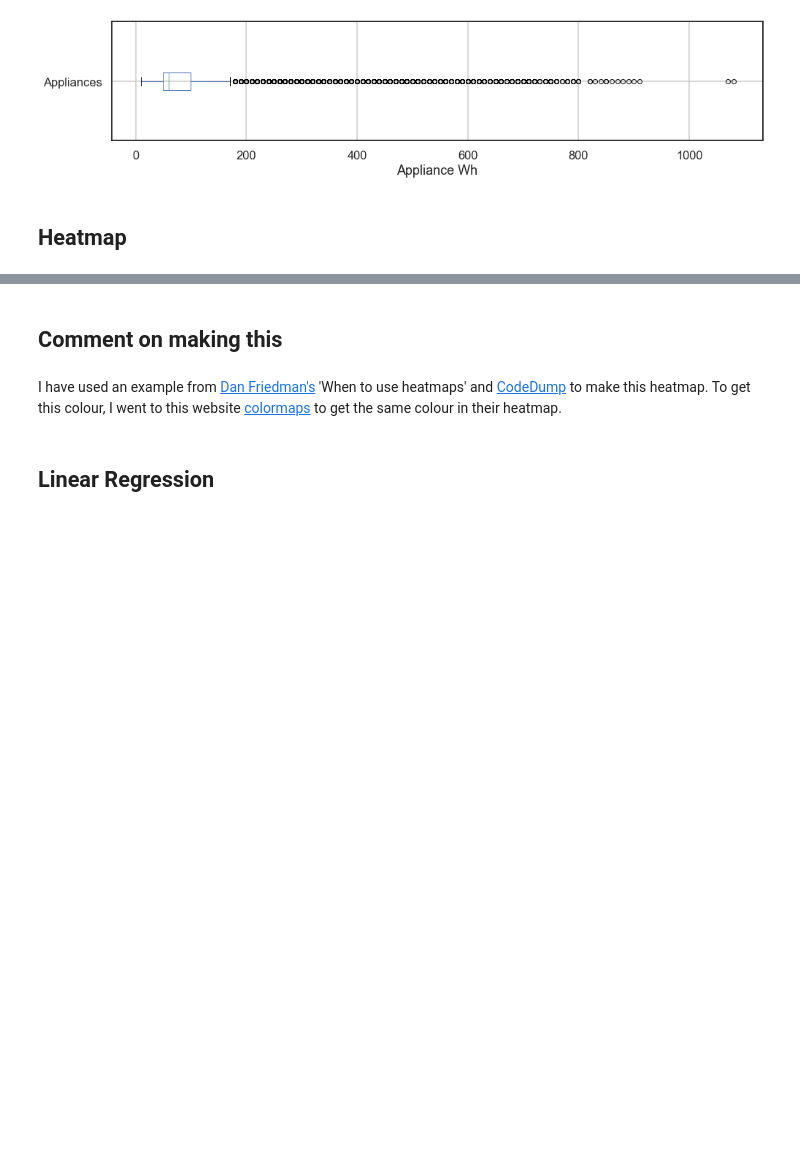
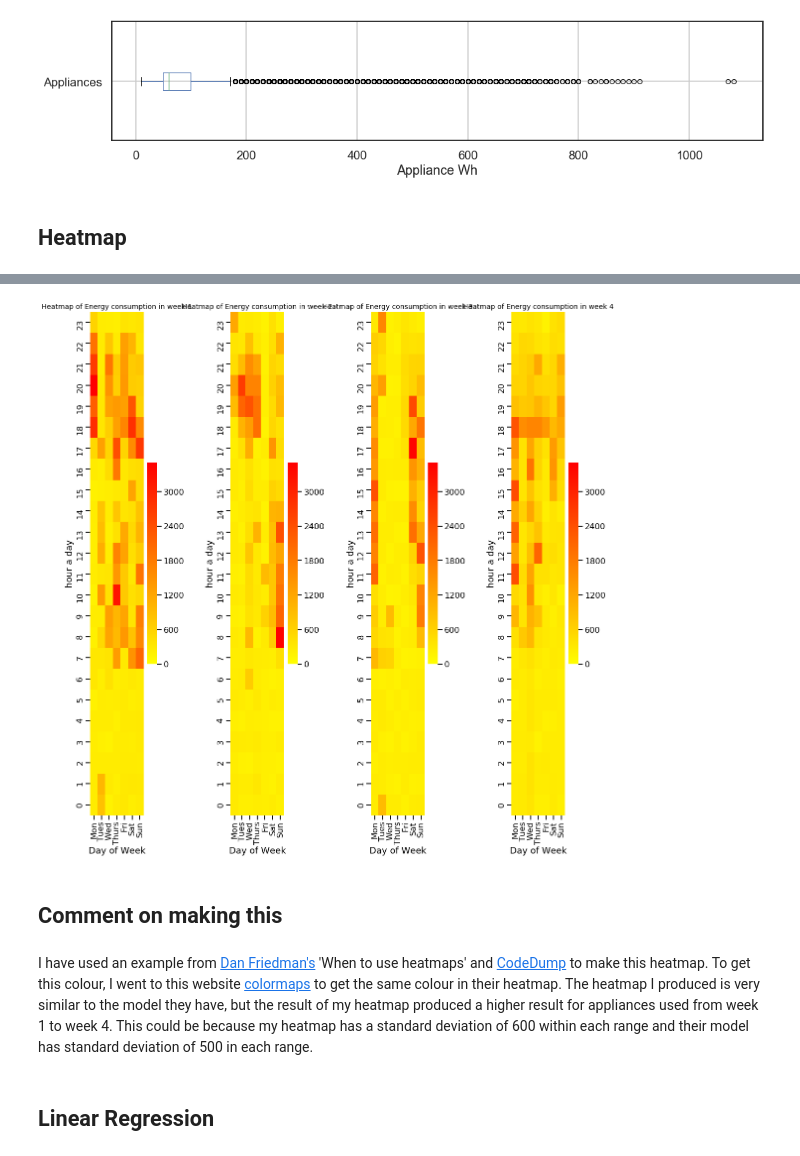
Before and after one commit to TaigaDesu/portfolio-2019-master, a Jupyter notebook: Portfolio2.ipynb, the cells around one changed output, grey strips where cells are left out. Saved outputs shown, nothing was run; the diff lists cells and outputs as text; code cells hidden in the pictures; blank space fills up the shorter version.

```diff
--- a/Portfolio2.ipynb
+++ b/Portfolio2.ipynb
@@ -238,7 +202,47 @@ fig.tight_layout()
+# %%
+# Plotting heatamp
+sns.set_context("talk")
+fig, (axis1,axis2,axis3,axis4) = plt.subplots(figsize=(16, 16),ncols=4)
+
+# Week 1
+axis1 = sns.heatmap(app_amount_used_hour1, annot=False, linewidths=0, ax=axis1,cmap="autumn_r", vmin=0, vmax=3500,
+                 cbar=True, xticklabels=day_short_names, yticklabels=hours)
+
+axis1.axes.set_title("Heatmap of Energy consumption in week 1", fontsize=14, y=1)
+axis1.set(xlabel='Day of Week', ylabel='hour a day');
+axis1.invert_yaxis()
+
+# Week 2
+axis2 = sns.heatmap(app_amount_used_hour2, annot=False, linewidths=0, ax=axis2,cmap="autumn_r", vmin=0, vmax=3500,
+                 cbar=True, xticklabels=day_short_names, yticklabels=hours)
+
+axis2.axes.set_title("Heatmap of Energy consumption in week 2", fontsize=14, y=1)
+axis2.set(xlabel='Day of Week', ylabel='hour a day');
+axis2.invert_yaxis()
+
+# Week 3
+axis3 = sns.heatmap(app_amount_used_hour3, annot=False, linewidths=0, ax=axis3,cmap="autumn_r", vmin=0, vmax=3500,
+                 cbar=True, xticklabels=day_short_names, yticklabels=hours)
+
+axis3.axes.set_title("Heatmap of Energy consumption in week 3", fontsize=14, y=1)
+axis3.set(xlabel='Day of Week', ylabel='hour a day');
+axis3.invert_yaxis()
+
+# Week 4
+axis4 = sns.heatmap(app_amount_used_hour4, annot=False, linewidths=0, ax=axis4,cmap="autumn_r", vmin=0, vmax=3500,
+                 cbar=True, xticklabels=day_short_names, yticklabels=hours)
+
+axis4.axes.set_title("Heatmap of Energy consumption in week 4", fontsize=14, y=1)
+axis4.set(xlabel='Day of Week', ylabel='hour a day');
+axis4.invert_yaxis()
+
+fig.tight_layout()
+# %% [output]
+[figure, added]
 # %% [markdown]
 ## Comment on making this
 # %% [markdown]
-I have used an example from [Dan Friedman's](https://dfrieds.com/data-visualizations/when-use-heatmaps) 'When to use heatmaps' and [CodeDump](https://codedump.io/share/K8Q5rHVeUFGS/1/heatmap-visualization) to make this heatmap. To get this colour, I went to this website [colormaps](https://matplotlib.org/3.1.0/tutorials/colors/colormaps.html) to get the same colour in their heatmap.
+I have used an example from [Dan Friedman's](https://dfrieds.com/data-visualizations/when-use-heatmaps) 'When to use heatmaps' and [CodeDump](https://codedump.io/share/K8Q5rHVeUFGS/1/heatmap-visualization) to make this heatmap. To get this colour, I went to this website [colormaps](https://matplotlib.org/3.1.0/tutorials/colors/colormaps.html) to get the same colour in their heatmap. The heatmap I produced is very similar to the model they have, but the result of my heatmap produced a higher result for appliances used from week 1 to week 4. This could be because my heatmap has a standard deviation of 600 within each range and their model has standard deviation of 500 in each range.
 # %% [markdown]
 ## Linear Regression
 # %%
```
Also changed, not shown: parts of 7 cells of this notebook, 2 other files.
